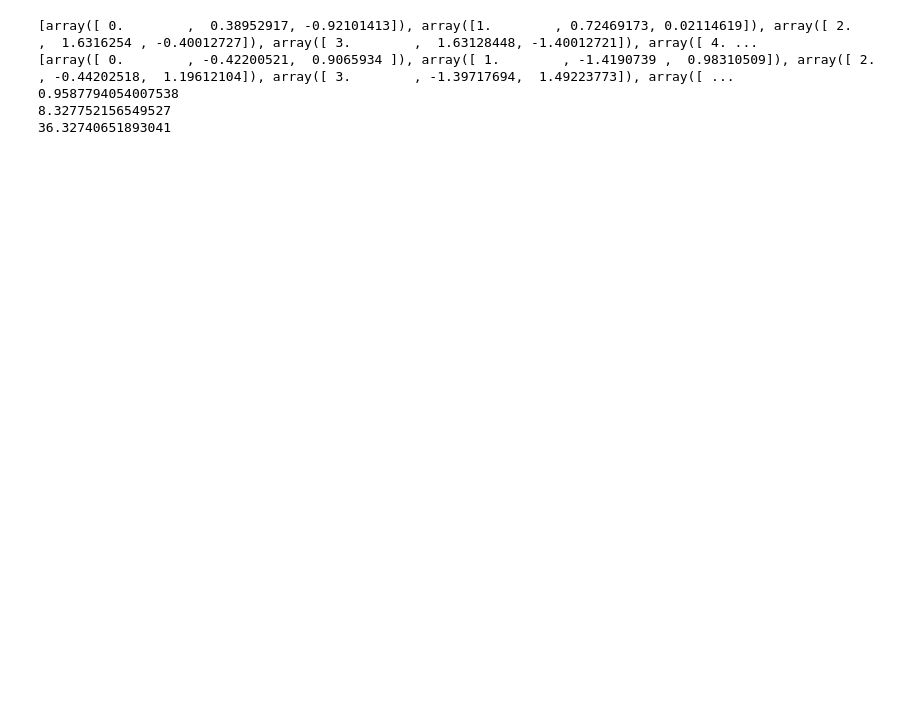
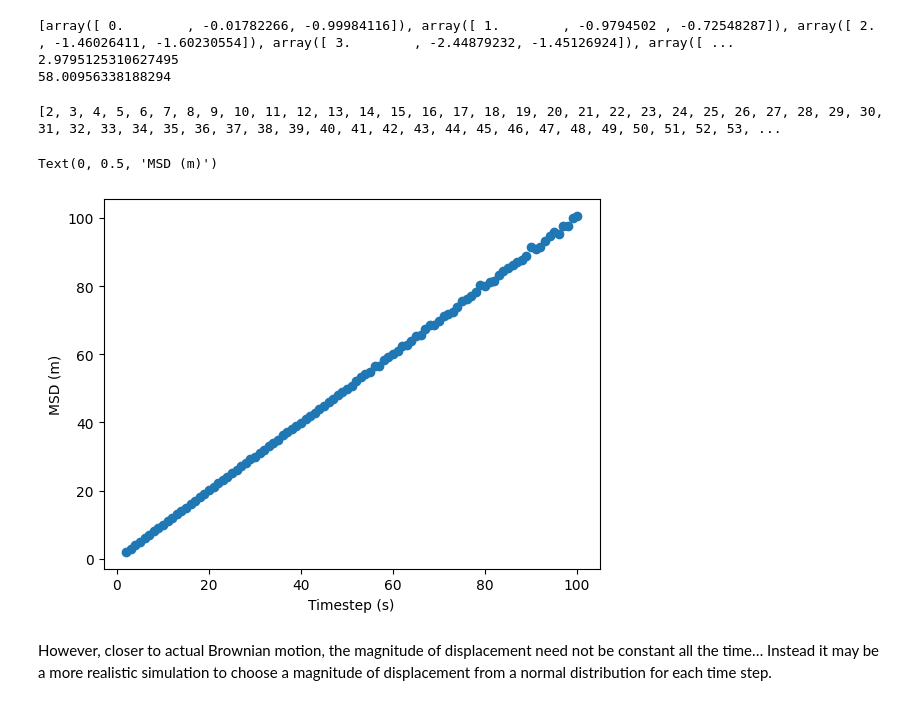
Before and after one commit to hermitian-max/PHYS2020-Brownian-Motion, a Jupyter notebook: simulation.ipynb, the cells around one changed output. Cells and saved outputs as stored; diff of their text form; code cells hidden in the pictures; blank space fills up the shorter version.

Commit message:
change displacement magnitude
Instead of magnitude of displacement being the same constant per time step, use one that varies normally and investigate how that influences the MSD on time graphs

```diff
--- a/simulation.ipynb
+++ b/simulation.ipynb
@@ -35,20 +37,39 @@ def calculate_MSD(time_interval, trajectory):
         count += 1
     msd = np.sum(r2)/(len(samples)-1)
     return msd
+# %%
+def generate_MSD_dataset(time, trajectory):
+    time_data = [t for t in range(2,time+1)]
+    msd_data = []
+    for i in range(2, time+1):
+        msd_data.append(calculate_MSD(i, trajectory))
+    return [time_data, msd_data]
 # %%
-particle1 = generate_trajectory(500, starting_position)
+#particle1 = generate_trajectory(1000, starting_position)
 particle2 = generate_trajectory(10, starting_position)
 particle3 = generate_trajectory(1000, starting_position)
 
-print(particle1)
+#print(particle1)
 print(particle2)
 
 print(calculate_MSD(2, particle2))
-print(calculate_MSD(10, particle1))
+#print(calculate_MSD(10, particle1))
 print(calculate_MSD(50, particle3))
 # %% [output]
-[array([ 0.        ,  0.38952917, -0.92101413]), array([1.        , 0.72469173, 0.02114619]), array([ 2.        ,  1.6316254 , -0.40012727]), array([ 3.        ,  1.63128448, -1.40012721]), array([ 4. ...
-[array([ 0.        , -0.42200521,  0.9065934 ]), array([ 1.        , -1.4190739 ,  0.98310509]), array([ 2.        , -0.44202518,  1.19612104]), array([ 3.        , -1.39717694,  1.49223773]), array([ ...
-0.9587794054007538
-8.327752156549527
-36.32740651893041
+[array([ 0.        , -0.01782266, -0.99984116]), array([ 1.        , -0.9794502 , -0.72548287]), array([ 2.        , -1.46026411, -1.60230554]), array([ 3.        , -2.44879232, -1.45126924]), array([ ...
+2.9795125310627495
+58.00956338188294
+# %%
+particle1 = generate_trajectory(1000000, starting_position)
+particle1_data = generate_MSD_dataset(100, particle1)
+
+plt.scatter(particle1_data[0], particle1_data[1])
+print(particle1_data[0])
+plt.xlabel('Timestep (s)')
+plt.ylabel('MSD (m)' )
+# %% [output]
+[2, 3, 4, 5, 6, 7, 8, 9, 10, 11, 12, 13, 14, 15, 16, 17, 18, 19, 20, 21, 22, 23, 24, 25, 26, 27, 28, 29, 30, 31, 32, 33, 34, 35, 36, 37, 38, 39, 40, 41, 42, 43, 44, 45, 46, 47, 48, 49, 50, 51, 52, 53, ...
+Text(0, 0.5, 'MSD (m)')
+[figure, added]
+# %% [markdown]
+However, closer to actual Brownian motion, the magnitude of displacement need not be constant all the time… Instead it may be a more realistic simulation to choose a magnitude of displacement from a normal distribution for each time step.
```
Also changed, not shown: parts of 5 cells of this notebook.
